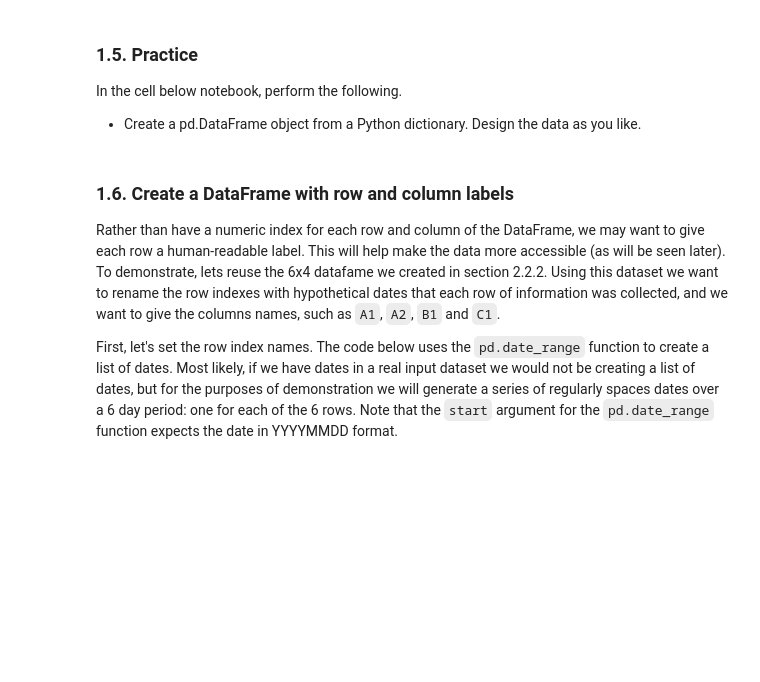
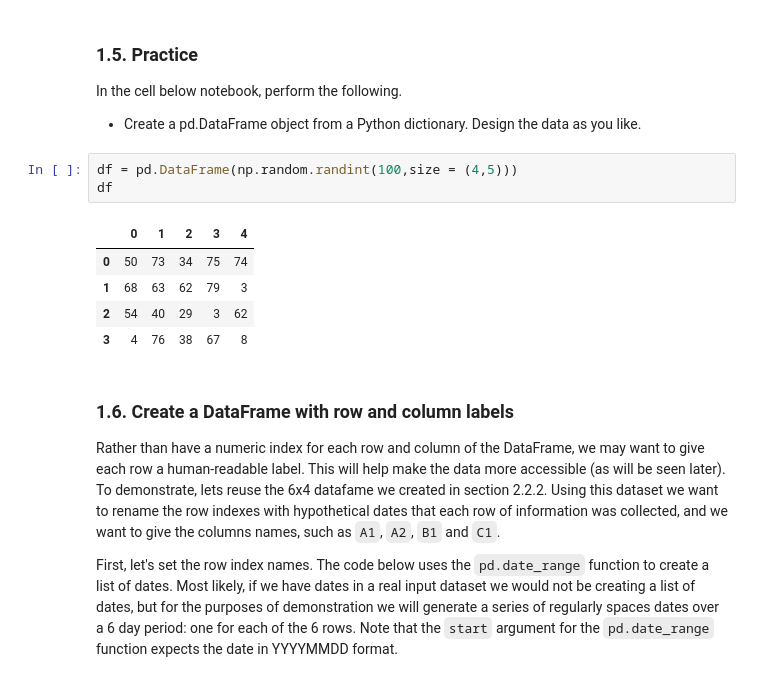
Before and after one commit to ninkuu/Data-Analytics-With-Python, a Jupyter notebook: Module2-Data_Analytics/A03-Pandas_Part1.ipynb, the cells around one changed output. Saved outputs shown, nothing was run; the diff lists cells and outputs as text; blank space fills up the shorter version.

```diff
--- a/Module2-Data_Analytics/A03-Pandas_Part1.ipynb
+++ b/Module2-Data_Analytics/A03-Pandas_Part1.ipynb
@@ -142,6 +173,15 @@ Observe that because we did not provide a dictionary, we do not have header name
 In the cell below notebook, perform the following.
 
 + Create a pd.DataFrame object from a Python dictionary. Design the data as you like.
+# %%
+df = pd.DataFrame(np.random.randint(100,size = (4,5)))
+df
+# %% [output]
+|  | 0 | 1 | 2 | 3 | 4 |
+| 0 | 50 | 73 | 34 | 75 | 74 |
+| 1 | 68 | 63 | 62 | 79 | 3 |
+| 2 | 54 | 40 | 29 | 3 | 62 |
+| 3 | 4 | 76 | 38 | 67 | 8 |
 # %% [markdown]
 ### 1.6. Create a DataFrame with row and column labels
 
```
Also changed, not shown: parts of 14 cells of this notebook, 3 other files.
